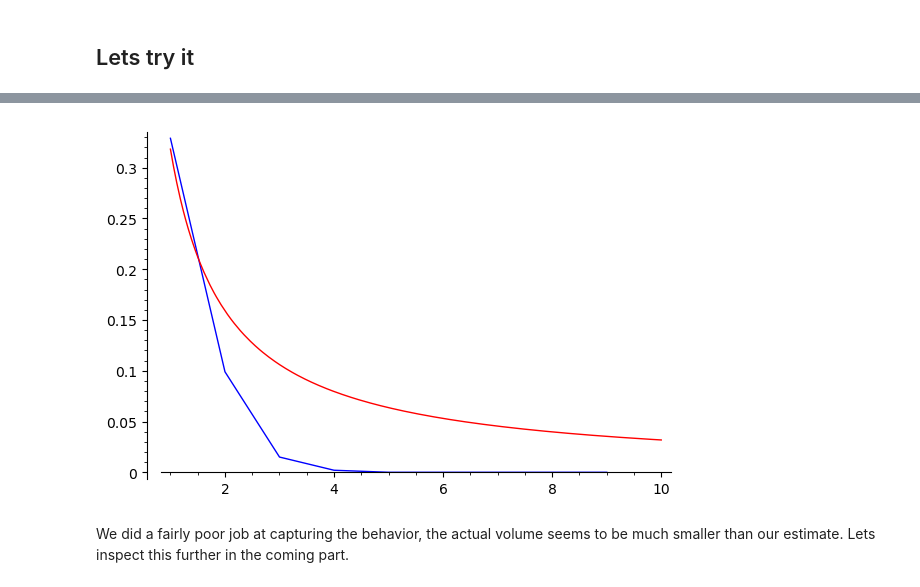
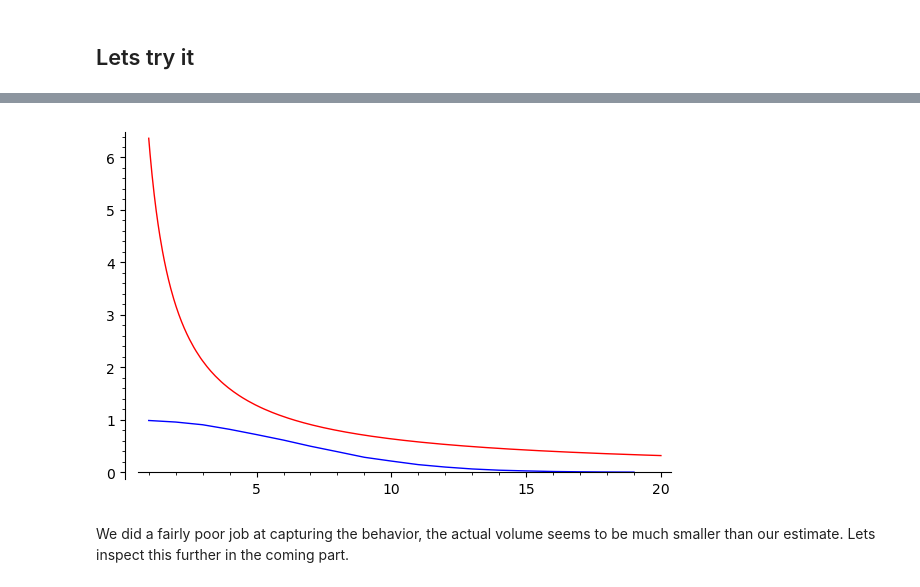
Before and after one commit to datascience-intro/1MS041-2020, a Jupyter notebook: lectures/16.ipynb, the cells around one changed output, grey strips where cells are left out. Cells and saved outputs as stored; diff of their text form; code cells hidden in the pictures.

```diff
--- a/lectures/16.ipynb
+++ b/lectures/16.ipynb
@@ -84,10 +84,10 @@ Thus the volume of the unit ball will decrease with dimension.
 ## Lets try it
 # %%
 import numpy as np
-dimensions = range(1,10,1) # Lets try dimension 1 to 10
-numberOfExperiments = 1000 # Using 1000 experiments to estimate probability
+dimensions = range(1,20,1) # Lets try dimension 1 to 20
+numberOfExperiments = 10000 # Using 10000 experiments to estimate probability
 scale = sqrt(1/(2*pi)).n(digits=8)
-normals = [np.random.normal(size=(n,numberOfExperiments))/scale for n in dimensions]
+normals = [np.random.normal(size=(n,numberOfExperiments))*scale for n in dimensions]
 # %%
 norms = [np.linalg.norm(x,axis=0) for x in normals] # Compute the length
 # %%
@@ -99,9 +117,11 @@ probInsideUnitBall
 # %%
 display = line(list(zip(dimensions,probInsideUnitBall)))
-display+=plot(1/(pi*x),xmin=1,xmax=10,color='red')
+# The 20 is just for scale, recall the constant c
+# and the arbitrary \epsilon in our estimate
+display+=plot(20/(pi*x),xmin=1,xmax=20,color='red')
 show(display)
 # %% [output]
-[figure, old version]
+[figure, new version]
 # %% [markdown]
 We did a fairly poor job at capturing the behavior, the actual volume seems to be much smaller than our estimate. Lets inspect this further in the coming part.
 # %% [markdown]
```
Also changed, not shown: parts of 5 cells of this notebook, 19 other files.
